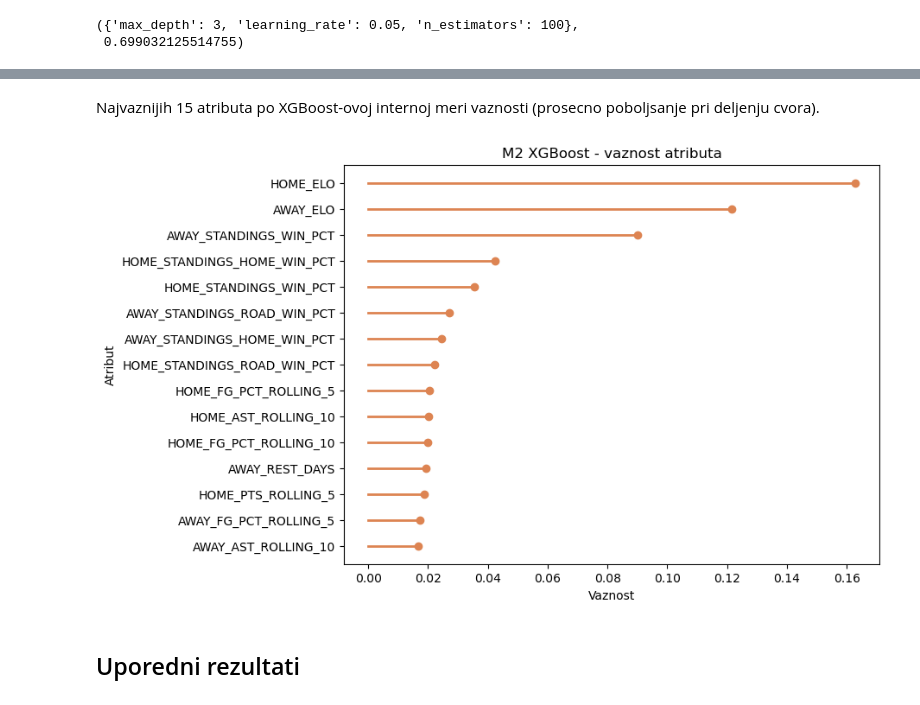
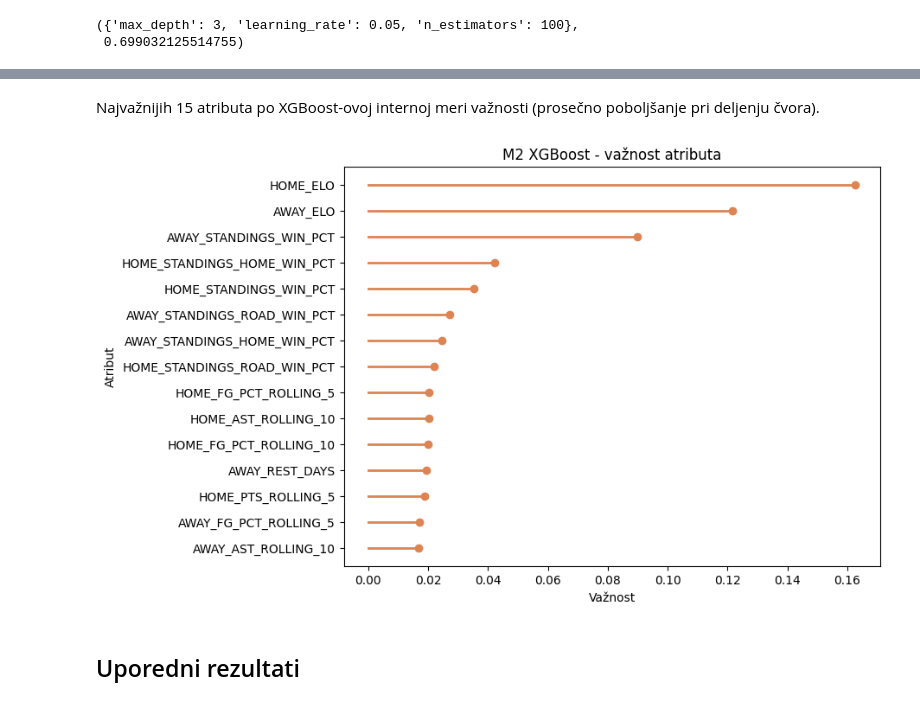
Before and after one commit to janaaas/ML_projekat, a Jupyter notebook: notebooks/03-osnovni-modeli.ipynb, the cells around one changed output, grey strips where cells are left out. Saved outputs shown, nothing was run; the diff lists cells and outputs as text; code cells hidden in the pictures.

```diff
--- a/notebooks/03-osnovni-modeli.ipynb
+++ b/notebooks/03-osnovni-modeli.ipynb
@@ -168,19 +174,19 @@ evaluate.plot_calibration_curve(y_val, y_proba_val, "M2 XGBoost")
 [figure]
 # %% [markdown]
-Najvaznijih 15 atributa po XGBoost-ovoj internoj meri vaznosti (prosecno poboljsanje pri deljenju cvora).
+Najvažnijih 15 atributa po XGBoost-ovoj internoj meri važnosti (prosečno poboljšanje pri deljenju čvora).
 # %%
 importances = pd.Series(best_model.feature_importances_, index=X_train.columns)
 importances = importances.sort_values(ascending=True).tail(15)
 positions = np.arange(len(importances))
 
-plotting.new_figure("M2 XGBoost - vaznost atributa", "Vaznost", "Atribut")
+plotting.new_figure("M2 XGBoost - važnost atributa", "Važnost", "Atribut")
 for pos, val in zip(positions, importances.values):
     plt.plot([0, val], [pos, pos], color=plotting.model_color("M2 XGBoost"), linewidth=2)
 plt.scatter(importances.values, positions, color=plotting.model_color("M2 XGBoost"), zorder=3)
 plt.yticks(positions, importances.index)
 plt.show()
 # %% [output]
-[figure, old version]
+[figure, new version]
 # %% [markdown]
 ## Uporedni rezultati
 # %% [markdown]
```
Also changed, not shown: parts of 9 cells of this notebook, 4 other files.
